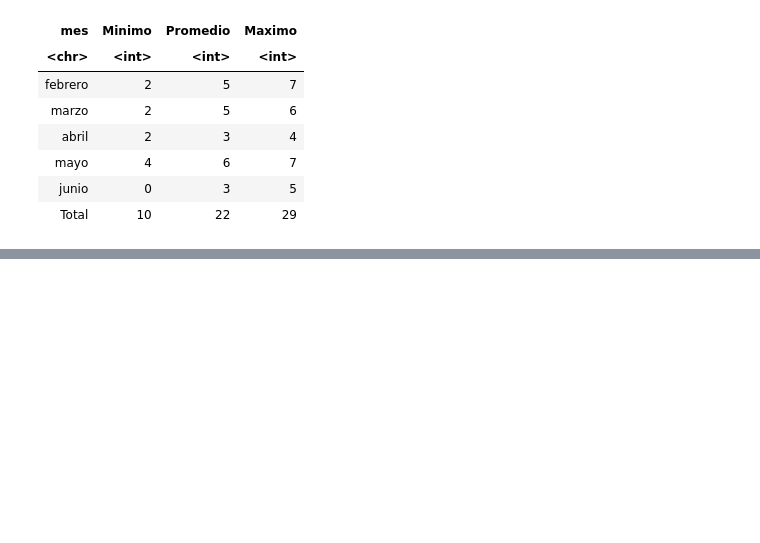
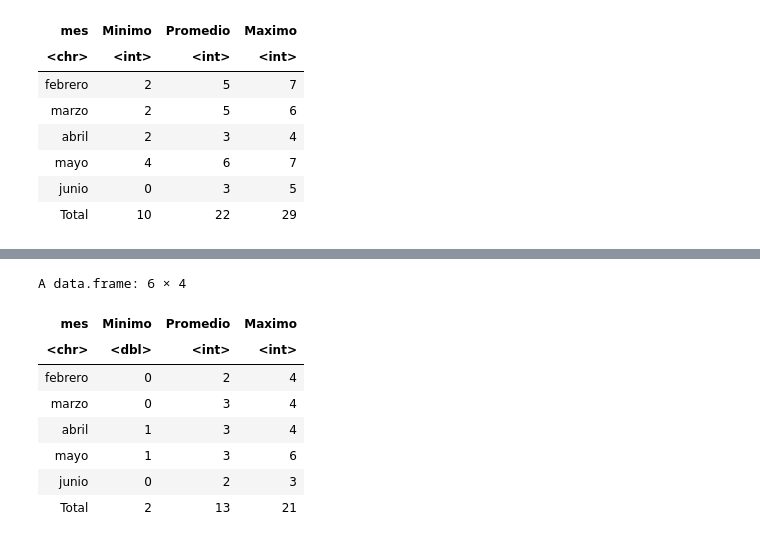
Before and after one commit to erdavg/pronostico_O3, a Jupyter notebook: pronostico_o3_prob.ipynb, the cells around one changed output, grey strips where cells are left out. Saved outputs shown, nothing was run; the diff lists cells and outputs as text; code cells hidden in the pictures; blank space fills up the shorter version.

```diff
--- a/pronostico_o3_prob.ipynb
+++ b/pronostico_o3_prob.ipynb
@@ -182,0 +401,55 @@ getwd()
+# %%
+# Tabla de pronostico
+
+pron.dias <- data.frame(
+  month = 2:6,
+  mes = c("febrero","marzo","abril","mayo","junio"),
+  min = as.numeric(pronostico$mean),
+  p_80 = round(as.numeric(pron_tab$upper[, 1])),
+  p_95 = round(as.numeric(pron_tab$upper[, 2]))
+) %>%
+  dplyr::filter(month %in% 2:6)
+# %%
+# Probabilidades con años seleccionados
+o3.temp2 <- merge(o3.temp, pron.dias, by = "month")
+
+probs <- o3.temp2 %>%
+  dplyr::filter(year %in% years) %>%
+  dplyr::group_by(month) %>%
+  dplyr::summarise(
+    prob_80 = sum(ndias <= first(p_80)) / n(),
+    prob_95 = sum(ndias <= first(p_95)) / n(),
+    .groups = "drop"
+  )
+# %%
+# Tabla Final
+
+tabla.exp <- data.frame(
+  mes = pron.dias$mes,
+  Minimo = pmax(as.integer(round(pron.dias$min)), 0),
+  Promedio = as.integer(round(pron.dias$p_80 * probs$prob_80)),
+  Maximo = as.integer(round(pron.dias$p_95 * probs$prob_95))
+)
+
+total <- tabla.exp %>%
+  dplyr::summarise(
+    Minimo = sum(Minimo),
+    Promedio = sum(Promedio),
+    Maximo = sum(Maximo)
+  ) %>%
+  dplyr::mutate(mes = "Total") %>%
+  dplyr::relocate(mes)
+
+tabla.exp <- rbind(tabla.exp, total)
+
+View(tabla.exp)
+# %% [output]
+A data.frame: 6 × 4
+| mes | Minimo | Promedio | Maximo |
+| <chr> | <dbl> | <int> | <int> |
+| febrero | 0 | 2 | 4 |
+| marzo | 0 | 3 | 4 |
+| abril | 1 | 3 | 4 |
+| mayo | 1 | 3 | 6 |
+| junio | 0 | 2 | 3 |
+| Total | 2 | 13 | 21 |
```
Also changed, not shown: parts of 14 cells of this notebook.
